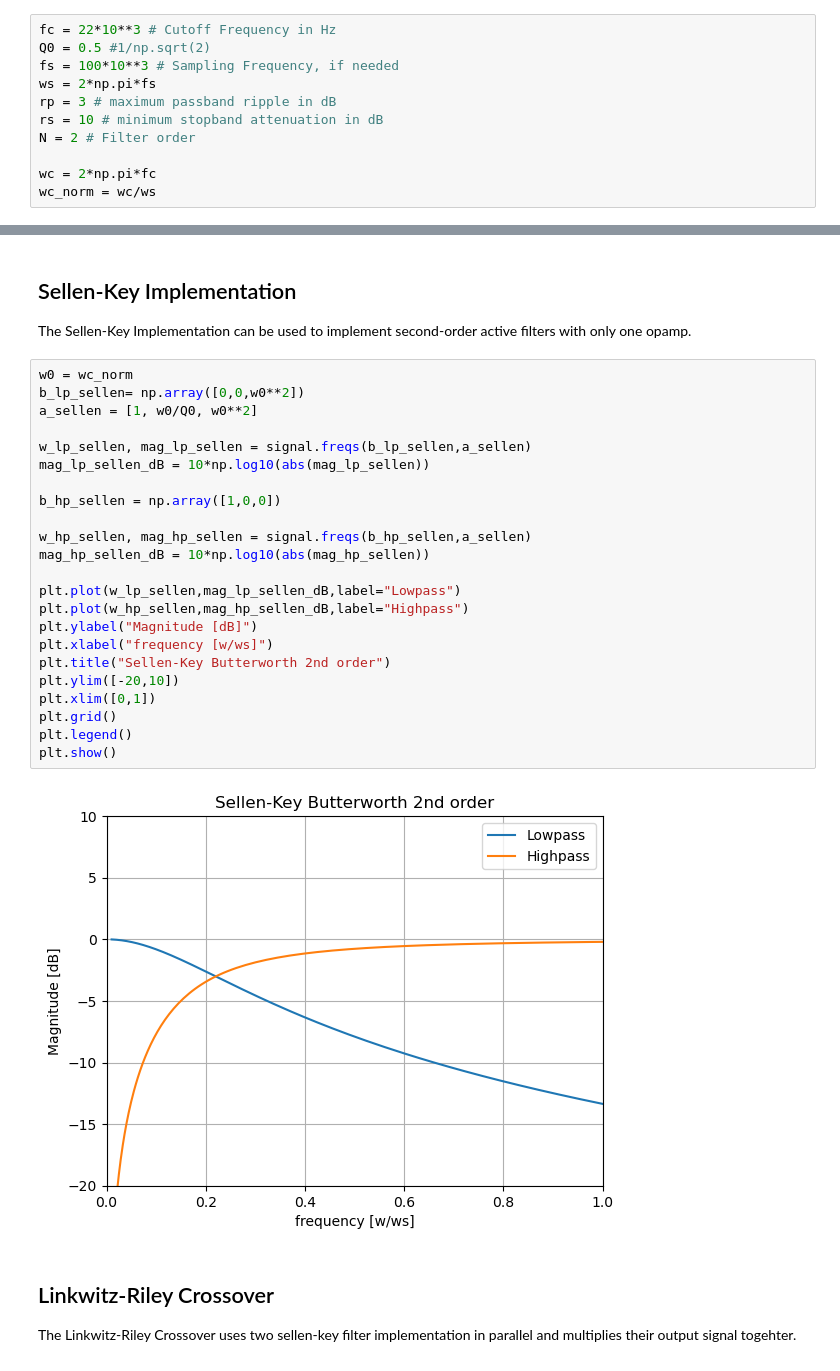
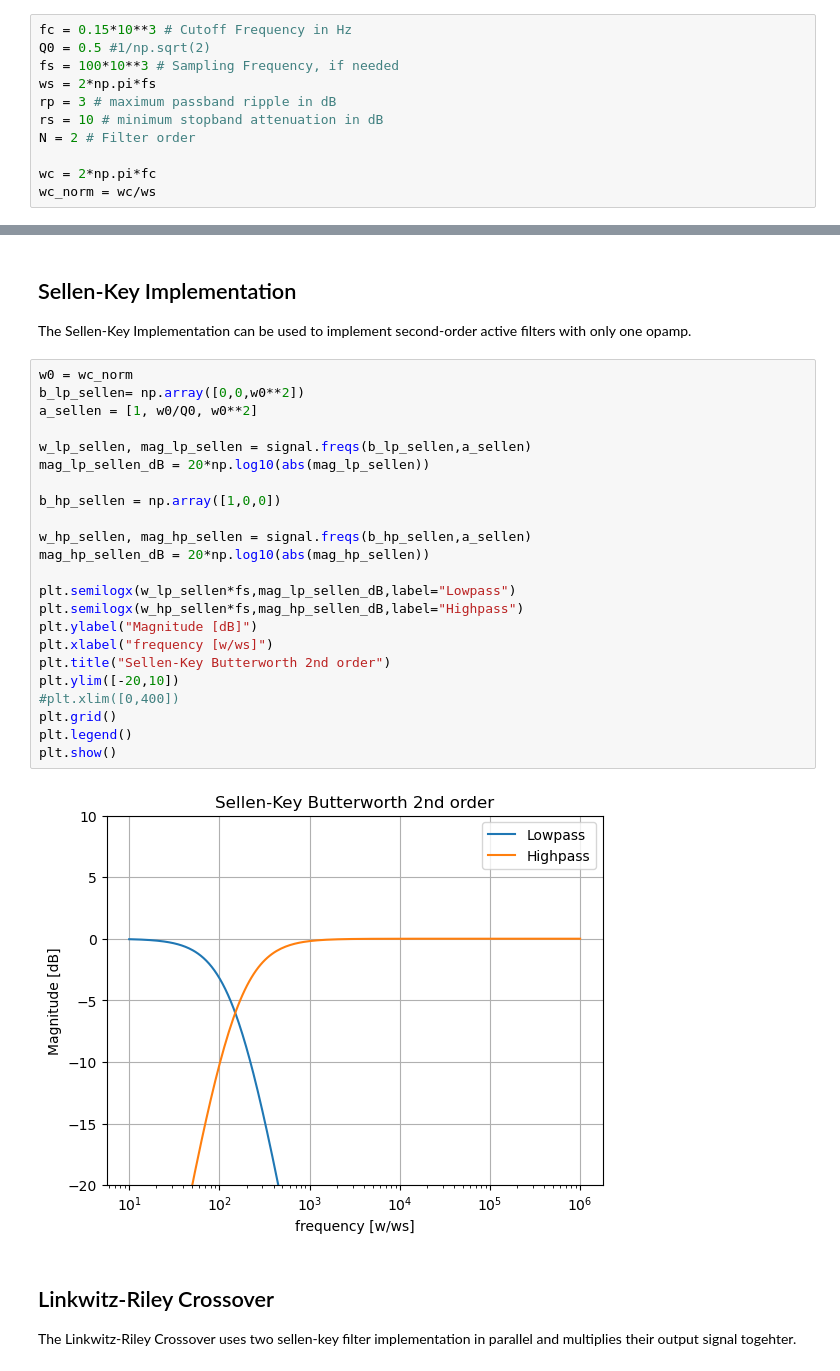
Before and after one commit to nilsrenner/Microelectronic-Circuit-Design-MCD, a Jupyter notebook: 001_Design/Behavorial_Model/Behavorial Model Sellen-key and Linkwitz-Riley.ipynb, the cells around one changed output, grey strips where cells are left out. Cells and saved outputs as stored; diff of their text form.

```diff
--- a/001_Design/Behavorial_Model/Behavorial Model Sellen-key and Linkwitz-Riley.ipynb
+++ b/001_Design/Behavorial_Model/Behavorial Model Sellen-key and Linkwitz-Riley.ipynb
@@ -9,7 +9,7 @@ import scipy.signal as signal
 # %% [markdown]
 ## Parameters of the Filter
 # %%
-fc = 22*10**3 # Cutoff Frequency in Hz
+fc = 0.15*10**3 # Cutoff Frequency in Hz
 Q0 = 0.5 #1/np.sqrt(2)
 fs = 100*10**3 # Sampling Frequency, if needed
 ws = 2*np.pi*fs
@@ -51,28 +51,28 @@ The Sellen-Key Implementation can be used to implement second-order active filte
 # %%
 w0 = wc_norm
 b_lp_sellen= np.array([0,0,w0**2])
 a_sellen = [1, w0/Q0, w0**2]
 
 w_lp_sellen, mag_lp_sellen = signal.freqs(b_lp_sellen,a_sellen)
-mag_lp_sellen_dB = 10*np.log10(abs(mag_lp_sellen))
+mag_lp_sellen_dB = 20*np.log10(abs(mag_lp_sellen))
 
 b_hp_sellen = np.array([1,0,0])
 
 w_hp_sellen, mag_hp_sellen = signal.freqs(b_hp_sellen,a_sellen)
-mag_hp_sellen_dB = 10*np.log10(abs(mag_hp_sellen))
+mag_hp_sellen_dB = 20*np.log10(abs(mag_hp_sellen))
 
-plt.plot(w_lp_sellen,mag_lp_sellen_dB,label="Lowpass")
-plt.plot(w_hp_sellen,mag_hp_sellen_dB,label="Highpass")
+plt.semilogx(w_lp_sellen*fs,mag_lp_sellen_dB,label="Lowpass")
+plt.semilogx(w_hp_sellen*fs,mag_hp_sellen_dB,label="Highpass")
 plt.ylabel("Magnitude [dB]")
 plt.xlabel("frequency [w/ws]")
 plt.title("Sellen-Key Butterworth 2nd order")
 plt.ylim([-20,10])
-plt.xlim([0,1])
+#plt.xlim([0,400])
 plt.grid()
 plt.legend()
 plt.show()
 # %% [output]
-[figure, old version]
+[figure, new version]
 # %% [markdown]
 ## Linkwitz-Riley Crossover
 The Linkwitz-Riley Crossover uses two sellen-key filter implementation in parallel and multiplies their output signal togehter.
```
Also changed, not shown: parts of 3 cells of this notebook, 24 other files.
